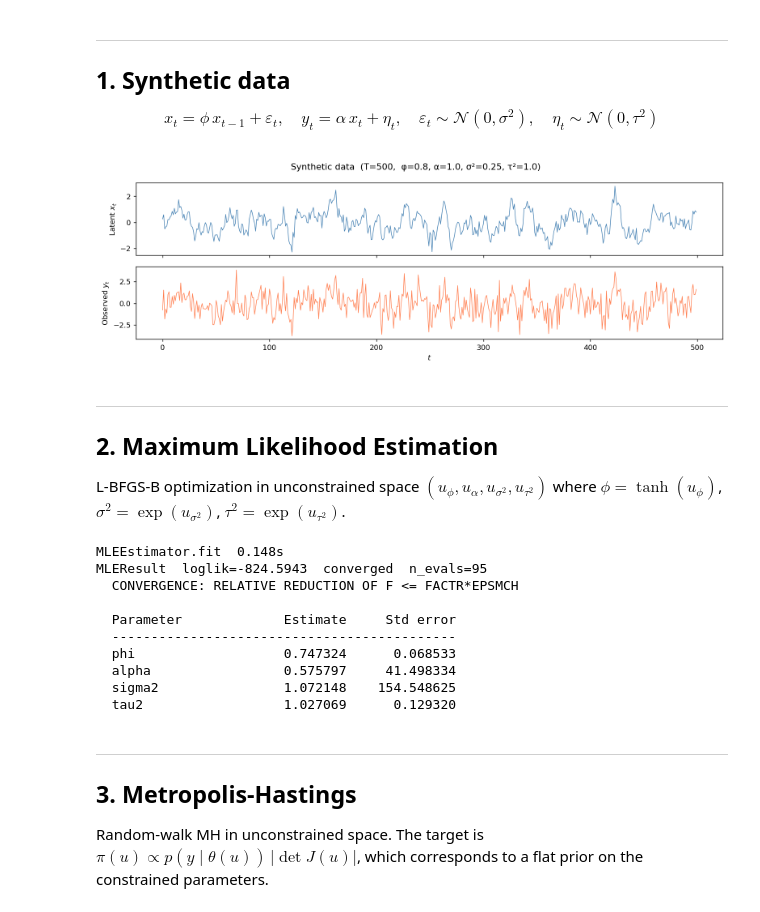
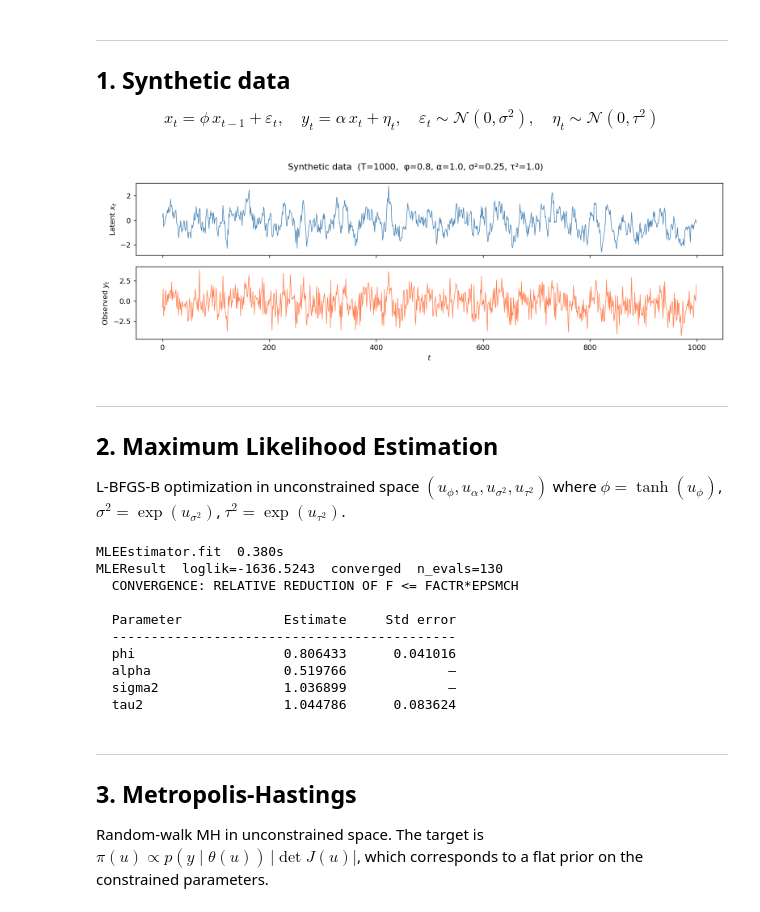
Before and after one commit to rickyli02/particle_filter_project_submission, a Jupyter notebook: notebooks/hmc_estimation.ipynb, the cells around one changed output. Cells and saved outputs as stored; diff of their text form; code cells hidden in the pictures.

```diff
--- a/notebooks/hmc_estimation.ipynb
+++ b/notebooks/hmc_estimation.ipynb
@@ -48,23 +48,23 @@ $$
 # %%
 TRUE = dict(phi=0.80, alpha=1.0, sigma2=0.25, tau2=1.0)
 PARAM_NAMES = ['phi', 'alpha', 'sigma2', 'tau2']
-T    = 500
+T    = 1000
 SEED = 42
 
 true_model = SimpleLinearGaussianSSM(**TRUE, seed=SEED)
 states_raw, obs_raw, _ = true_model.generate_data(T)
 states = states_raw.ravel()
 obs    = obs_raw.ravel()
 
 fig, axes = plt.subplots(2, 1, figsize=(12, 4), sharex=True)
 axes[0].plot(states, lw=0.8, color='steelblue'); axes[0].set_ylabel('Latent $x_t$')
 axes[1].plot(obs,    lw=0.8, color='coral');     axes[1].set_ylabel('Observed $y_t$')
 axes[1].set_xlabel('$t$')
 fig.suptitle(f'Synthetic data  (T={T},  φ={TRUE["phi"]}, α={TRUE["alpha"]}, σ²={TRUE["sigma2"]}, τ²={TRUE["tau2"]})')
 plt.tight_layout()
 plt.show()
 # %% [output]
-[figure, old version]
+[figure, new version]
 # %% [markdown]
 ---
 ## 2. Maximum Likelihood Estimation
@@ -82,16 +82,16 @@ mle.compute_std_errors()
 
 print(mle_result.summary())
 # %% [output]
-MLEEstimator.fit  0.148s
-MLEResult  loglik=-824.5943  converged  n_evals=95
+MLEEstimator.fit  0.380s
+MLEResult  loglik=-1636.5243  converged  n_evals=130
   CONVERGENCE: RELATIVE REDUCTION OF F <= FACTR*EPSMCH
 
   Parameter             Estimate     Std error
   --------------------------------------------
-  phi                   0.747324      0.068533
-  alpha                 0.575797     41.498334
-  sigma2                1.072148    154.548625
-  tau2                  1.027069      0.129320
+  phi                   0.806433      0.041016
+  alpha                 0.519766             —
+  sigma2                1.036899             —
+  tau2                  1.044786      0.083624
 # %% [markdown]
 ---
 ## 3. Metropolis-Hastings
```
Also changed, not shown: parts of 10 cells of this notebook, 1 other file.
